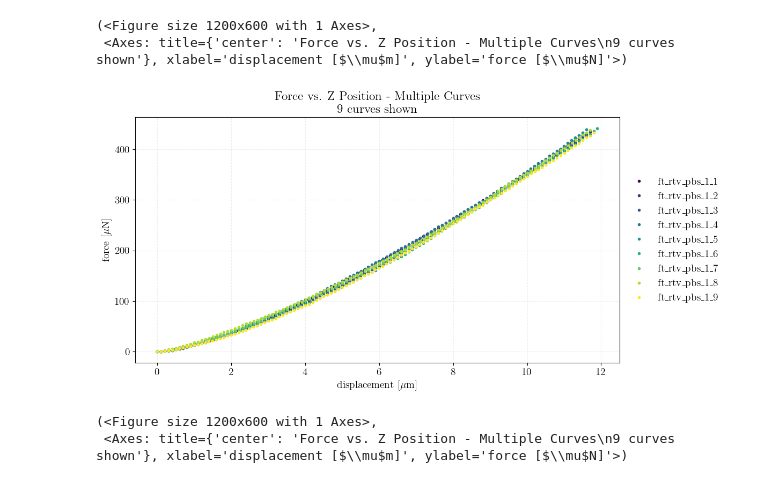
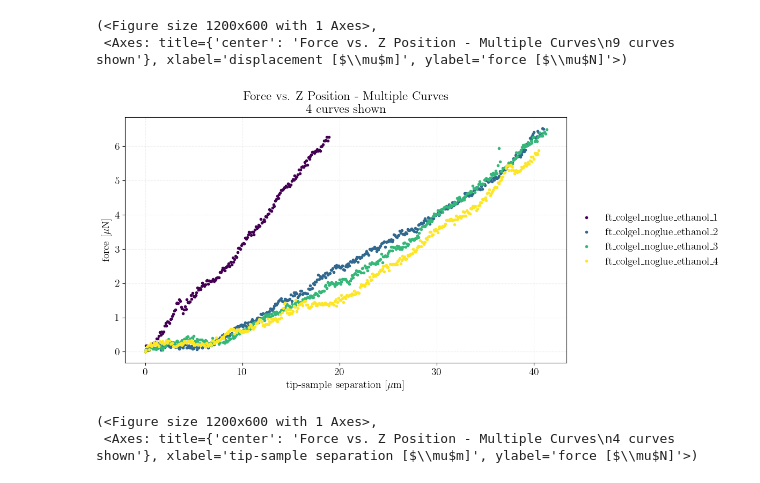
Before and after one commit to ecmscripts/indentation, a Jupyter notebook: FT_colgel.ipynb, the cells around one changed output. Drawn from its saved outputs; the diff is of its cells as text; code cells hidden in the pictures.

```diff
--- a/FT_colgel.ipynb
+++ b/FT_colgel.ipynb
@@ -24,13 +24,14 @@ from indentation.ml.models import ConvClassifier_1, ConvClassifier_2
 # in ethanol
 #path = r"G:\File_Exchange\Raoul_Paula\2024_12_06\ft_colgel_noglue1\ft_colgel_noglue_ethanol.dat"
 
-path = r"E:\Staff\pcameron\3_Experimental\FemtoTools\14012025\ft_rtv_pbs_1.dat"
+#path = r"F:\pcameron\3_Experimental\FemtoTools\14012025\ft_ecoflex30_pbs_1.dat"
+path = r"G:\File_Exchange\Raoul_Paula\2024_12_06\ft_colgel_noglue1\ft_colgel_noglue_ethanol.dat"
 
 ft = IndentationSet(path, exp_type="ft")
 
 ft.plot_all_raw(linestyle="")
 
-ft.delete_curves([1, 3, 5, 7, 9, 11, 13, 15, 17])
+#ft.delete_curves([1, 3, 5, 7, 9, 11, 13, 15, 17])
 ft.plot_all(linestyle="")
 # ft.restore_all()
 # ft.plot_all(linestyle="")
@@ -49,12 +50,13 @@ ft.plot_all(linestyle="")
 (<Figure size 1200x600 with 1 Axes>,
  <Axes: title={'center': 'Force vs. Z Position - Multiple Curves\n9 curves shown'}, xlabel='displacement [$\\mu$m]', ylabel='force [$\\mu$N]'>)
 # %%
-processing_pl = [crop_ft_temp, findContact_blackMagic]
+#processing_pl = [partial(crop_start, ix_start = 75), findContact_minimum]
+processing_pl = [findContact_minimum]
 
 ft.process_raw(processing_pl)
 ft.plot_all(linestyle="")
 # %% [output]
-[figure, old version]
+[figure, new version]
 (<Figure size 1200x600 with 1 Axes>,
- <Axes: title={'center': 'Force vs. Z Position - Multiple Curves\n9 curves shown'}, xlabel='displacement [$\\mu$m]', ylabel='force [$\\mu$N]'>)
+ <Axes: title={'center': 'Force vs. Z Position - Multiple Curves\n4 curves shown'}, xlabel='tip-sample separation [$\\mu$m]', ylabel='force [$\\mu$N]'>)
 # %%
```
Also changed, not shown: parts of 2 cells of this notebook, 5 other files.
